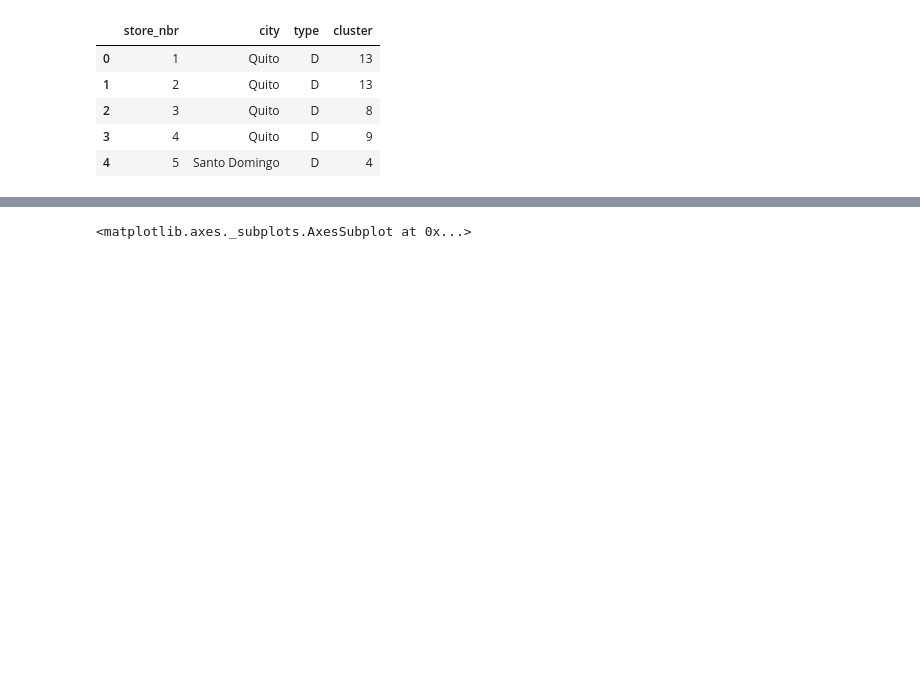
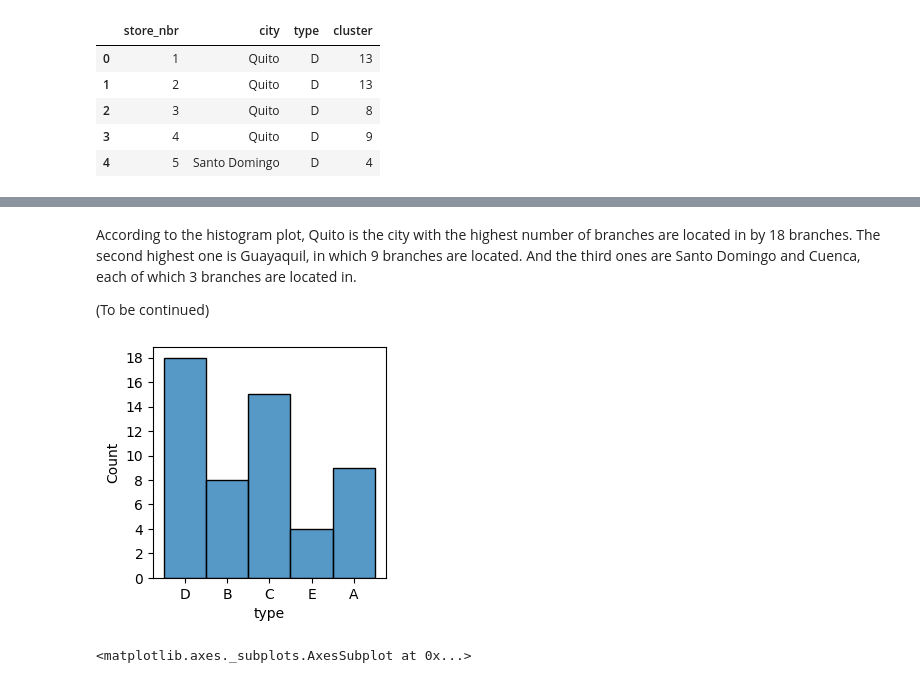
Before and after one commit to Komsan-Kongwongsupak/store-sales, a Jupyter notebook: store-sales.ipynb, the cells around one changed output, grey strips where cells are left out. Drawn from its saved outputs; the diff is of its cells as text; code cells hidden in the pictures; blank space fills up the shorter version.

```diff
--- a/store-sales.ipynb
+++ b/store-sales.ipynb
@@ -96,3 +92,13 @@ del axs
+# %% [markdown]
+<p>According to the histogram plot, Quito is the city with the highest number of branches are located in by 18 branches. The second highest one is Guayaquil, in which 9 branches are located. And the third ones are Santo Domingo and Cuenca, each of which 3 branches are located in.</p>
+(To be continued)
+# %%
+plt.figure(figsize=(3, 3))
+ax = sns.histplot(data=df_store, x='type')
+ax.set_yticks(np.arange(0, 20, 2))
+plt.show()
+# %% [output]
+[figure, added]
 # %%
 axis = plt.figure(figsize=(10,4))
 sns.histplot(data=df_store.sort_values('cluster'), x='cluster')
```
Also changed, not shown: parts of 9 cells of this notebook.
